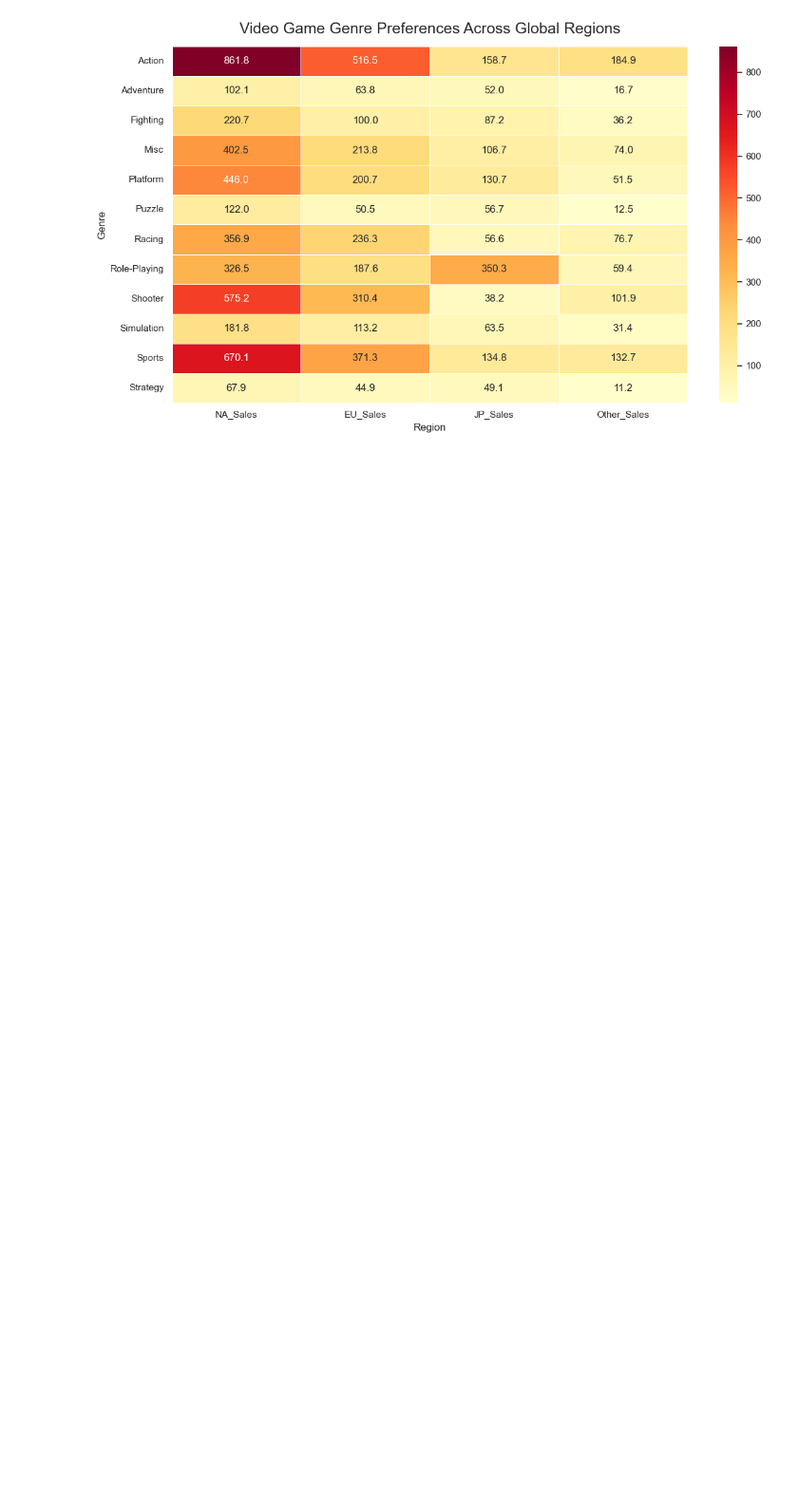
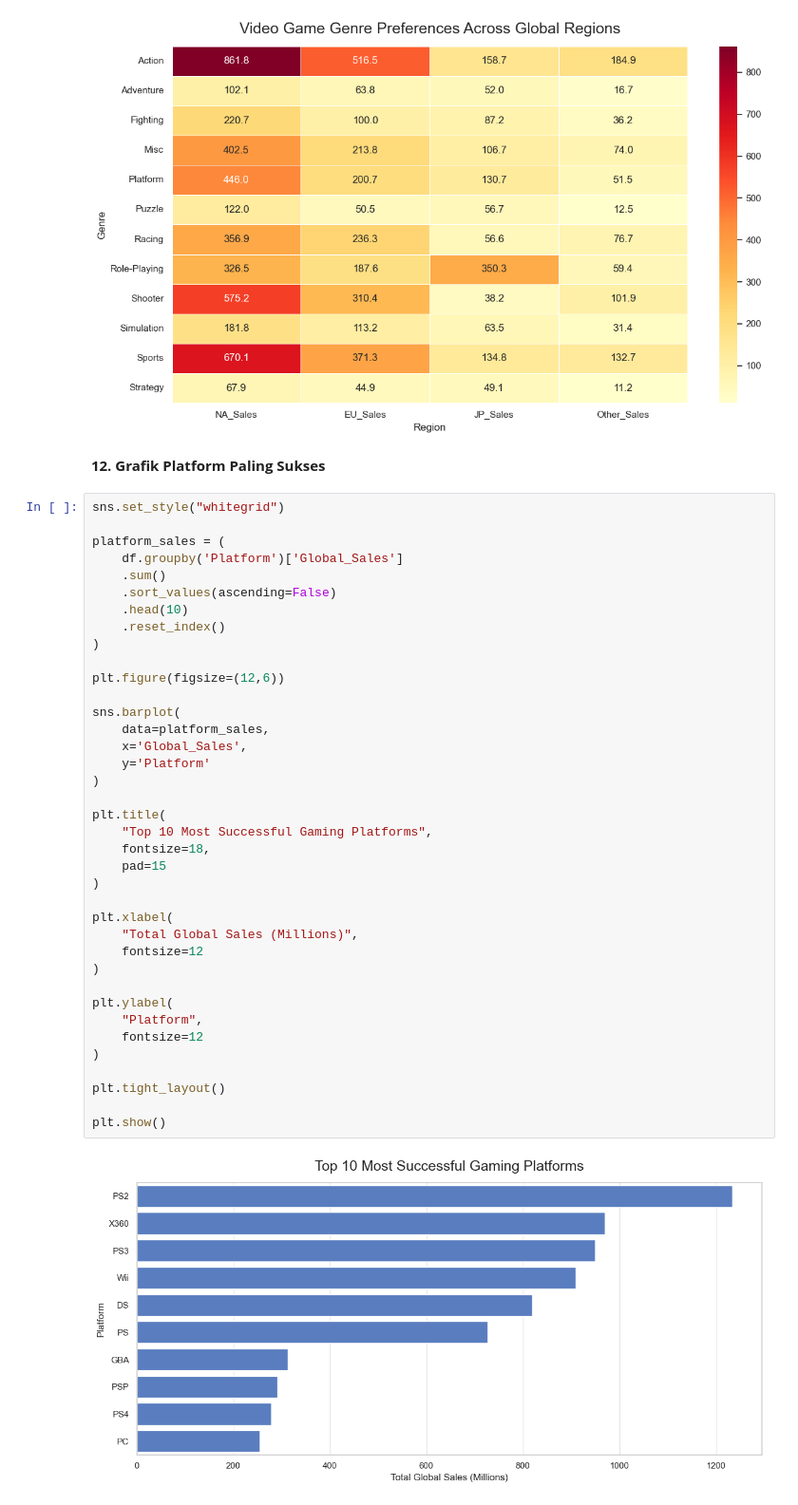
Before and after one commit to MuhammadShidqiHanifUSK/A_UAS_PrakVisDat_Klp5, a Jupyter notebook: notebooks/eda.ipynb, the cells around one changed output. Shown at 95% size. Saved outputs shown, nothing was run; the diff lists cells and outputs as text; blank space fills up the shorter version.

Commit message:
Edit eda.ipynb: Add visualization Top Sales Gaming Platforms

```diff
--- a/notebooks/eda.ipynb
+++ b/notebooks/eda.ipynb
@@ -213,3 +213,45 @@ plt.tight_layout()
 plt.show()
 # %% [output]
 [figure]
+# %% [markdown]
+**12. Grafik Platform Paling Sukses**
+# %%
+sns.set_style("whitegrid")
+
+platform_sales = (
+    df.groupby('Platform')['Global_Sales']
+    .sum()
+    .sort_values(ascending=False)
+    .head(10)
+    .reset_index()
+)
+
+plt.figure(figsize=(12,6))
+
+sns.barplot(
+    data=platform_sales,
+    x='Global_Sales',
+    y='Platform'
+)
+
+plt.title(
+    "Top 10 Most Successful Gaming Platforms",
+    fontsize=18,
+    pad=15
+)
+
+plt.xlabel(
+    "Total Global Sales (Millions)",
+    fontsize=12
+)
+
+plt.ylabel(
+    "Platform",
+    fontsize=12
+)
+
+plt.tight_layout()
+
+plt.show()
+# %% [output]
+[figure, added]
```
